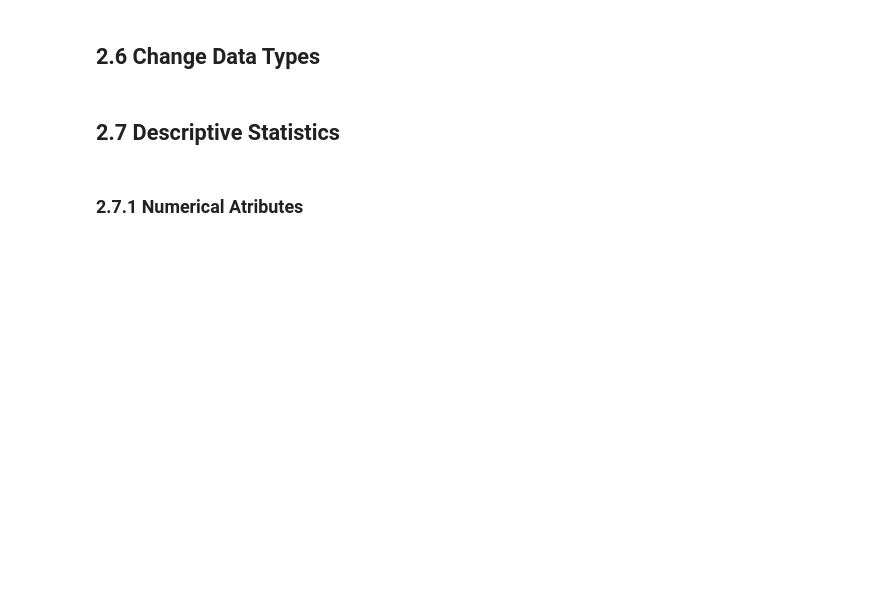
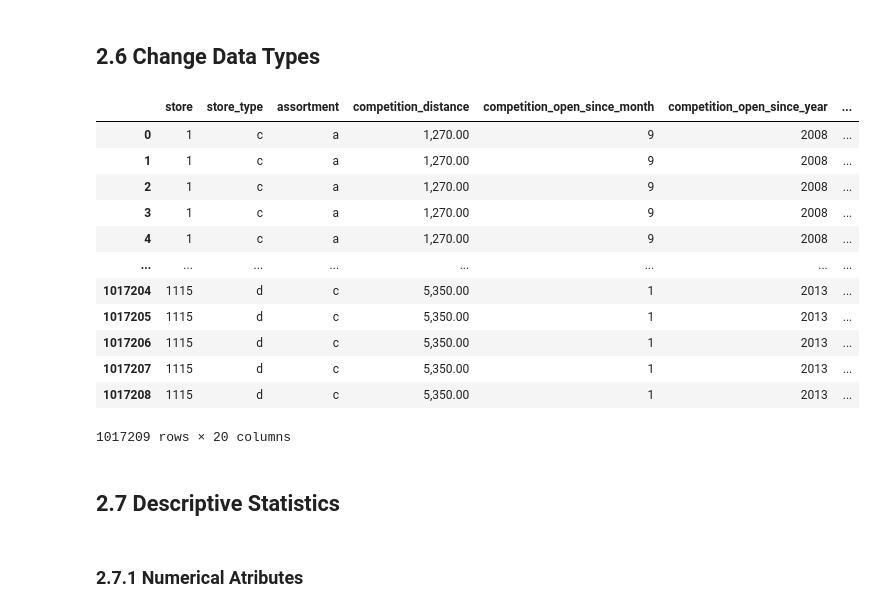
Before and after one commit to rafael-asousa/Sales-Prediction, a Jupyter notebook: notebook/Notebook-Sales-Prediction.ipynb, the cells around one changed output. Drawn from its saved outputs; the diff is of its cells as text; code cells hidden in the pictures; blank space fills up the shorter version.

```diff
--- a/notebook/Notebook-Sales-Prediction.ipynb
+++ b/notebook/Notebook-Sales-Prediction.ipynb
@@ -19,5 +141,63 @@
+# %%
+# competition_distance - set a distance 4 times bigger than the max value when there is no competition
+df2['competition_distance'] = df2['competition_distance'].apply(lambda x: 300000 if np.isnan( x ) else x )
+
+# competition_open_since_month - The idea to deal with those variables is
+# to say there are zero days since competition opened, I just set those to be equal to the date
+df2['competition_open_since_month'] = df2.apply( lambda x: x['date'].month
+                                                if np.isnan(x['competition_open_since_month'])
+                                                else x['competition_open_since_month'], axis=1)
+
+# competition_open_since_year
+
+df2['competition_open_since_year'] = df2.apply( lambda x: x['date'].year
+                                               if np.isnan(x['competition_open_since_year'])
+                                               else x['competition_open_since_year'], axis=1)
+
+# promo2_since_week
+
+df2['promo2_since_week'] = df2.apply( lambda x: x['date'].week
+                                     if np.isnan(x['promo2_since_week'])
+                                     else x['promo2_since_week'], axis=1)
+
+# promo2_since_year
+df2['promo2_since_year'] = df2.apply( lambda x: x['date'].year
+                                     if np.isnan(x['promo2_since_year'])
+                                     else x['promo2_since_year'], axis=1)
+
+# promo_interval - we can just set to 0 when there is no promo
+df2['promo_interval'].fillna(0, inplace=True)
+
+#now I need a feature that describes whether the store is in promo2 or not since those infos are in different files
+months = ('Jan', 'Feb', 'Mar', 'Apr', 'May','Jun','Jul','Aug','Sep','Oct','Nov','Dec')
+month_map = {i+1: months[i] for i in range(12)}
+
+df2['date_month'] = df2['date'].dt.month.map( month_map )
+
+df2['is_promo2'] = df2[['date_month', 'promo_interval']].apply(lambda x: 0 if x['promo_interval'] == 0 else
+                                                               1 if x['date_month'] in x['promo_interval'].split(',')
+                                                               else 0, axis=1 )
 # %% [markdown]
 ## 2.6 Change Data Types
+# %%
+df2 = df2.astype( {'competition_open_since_month':'int64',
+            'competition_open_since_year':'int64',
+            'promo2_since_week':'int64',
+            'promo2_since_year':'int64'} )
+# %% [output]
+|  | store | store_type | assortment | competition_distance | competition_open_since_month | competition_open_since_year | ... |
+| 0 | 1 | c | a | 1,270.00 | 9 | 2008 | ... |
+| 1 | 1 | c | a | 1,270.00 | 9 | 2008 | ... |
+| 2 | 1 | c | a | 1,270.00 | 9 | 2008 | ... |
+| 3 | 1 | c | a | 1,270.00 | 9 | 2008 | ... |
+| 4 | 1 | c | a | 1,270.00 | 9 | 2008 | ... |
+| ... | ... | ... | ... | ... | ... | ... | ... |
+| 1017204 | 1115 | d | c | 5,350.00 | 1 | 2013 | ... |
+| 1017205 | 1115 | d | c | 5,350.00 | 1 | 2013 | ... |
+| 1017206 | 1115 | d | c | 5,350.00 | 1 | 2013 | ... |
+| 1017207 | 1115 | d | c | 5,350.00 | 1 | 2013 | ... |
+| 1017208 | 1115 | d | c | 5,350.00 | 1 | 2013 | ... |
+1017209 rows × 20 columns
 # %% [markdown]
 ## 2.7 Descriptive Statistics
 # %% [markdown]
```
Also changed, not shown: parts of 10 cells of this notebook.
